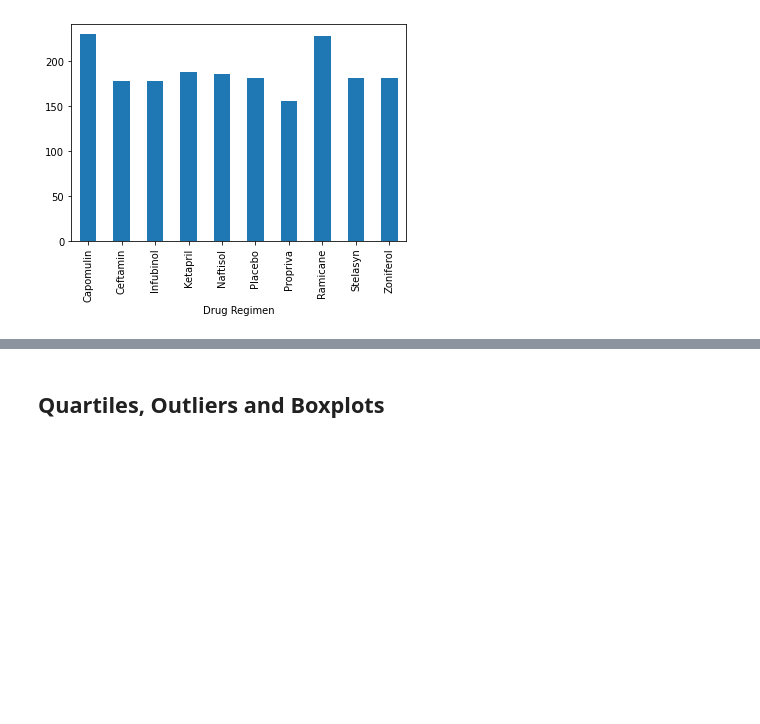
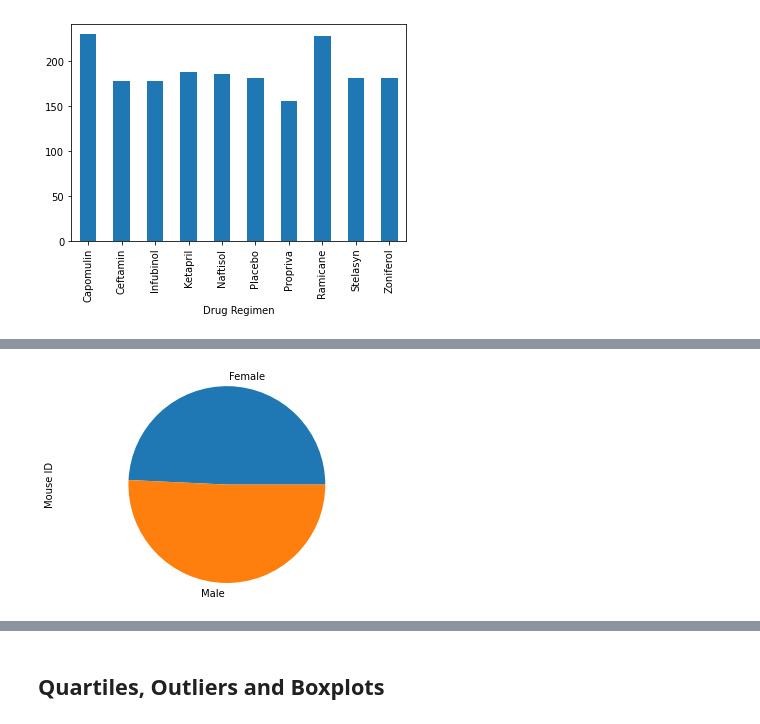
Before and after one commit to ToshaZ/Matplotlib-Challenge, a Jupyter notebook: Pymaceuticals/pymaceuticals_starter-checkpoint.ipynb, the cells around one changed output, grey strips where cells are left out. Saved outputs shown, nothing was run; the diff lists cells and outputs as text; code cells hidden in the pictures; blank space fills up the shorter version.

Commit message:
Completed pie charts

```diff
--- a/Pymaceuticals/pymaceuticals_starter-checkpoint.ipynb
+++ b/Pymaceuticals/pymaceuticals_starter-checkpoint.ipynb
@@ -166,5 +139,16 @@ plt.xticks(tick_locations, drug, rotation="vertical")
 [figure]
 # %%
 # Generate a pie plot showing the distribution of female versus male mice using pandas
+sex_count_df = clean_study_results[["Mouse ID","Sex"]]
+sex_count_df = clean_study_results.groupby("Sex")
+
+sex_count = sex_count_df["Mouse ID"].count()
+
+sex_count.plot(kind="pie")
+
+plt.axis("equal")
+plt.show()
+# %% [output]
+[figure, added]
 # %%
 # Generate a pie plot showing the distribution of female versus male mice using pyplot
```
Also changed, not shown: parts of 3 cells of this notebook.
